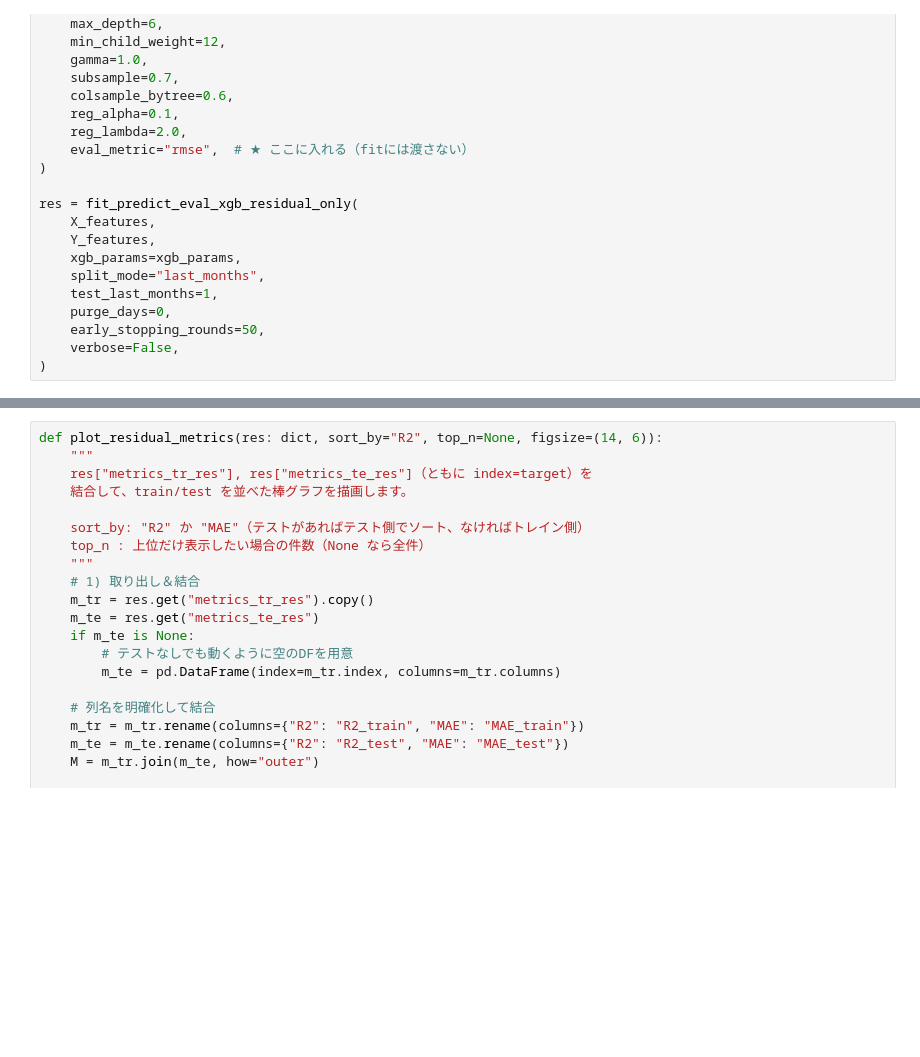
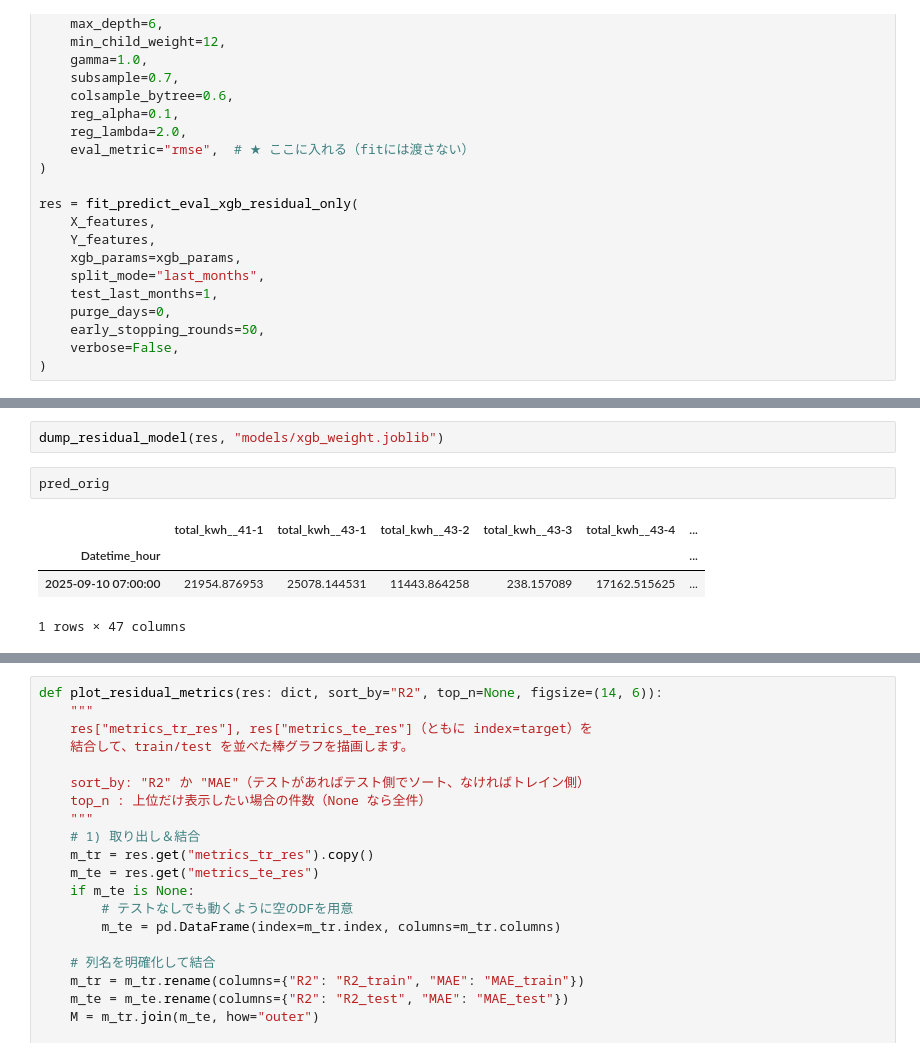
Before and after one commit to MENTERU/AIrux8_opti_logic_prod, a Jupyter notebook: services/airux8-optimize/notebooks/building_level_planner_東光作業.ipynb, the cells around one changed output, grey strips where cells are left out. Cells and saved outputs as stored; diff of their text form; blank space fills up the shorter version.

```diff
--- a/services/airux8-optimize/notebooks/building_level_planner_東光作業.ipynb
+++ b/services/airux8-optimize/notebooks/building_level_planner_東光作業.ipynb
@@ -1617,0 +1904,9 @@ res = fit_predict_eval_xgb_residual_only(
+# %%
+dump_residual_model(res, "models/xgb_weight.joblib")
+# %%
+pred_orig
+# %% [output]
+|  | total_kwh__41-1 | total_kwh__43-1 | total_kwh__43-2 | total_kwh__43-3 | total_kwh__43-4 | ... |
+| Datetime_hour |  |  |  |  |  | ... |
+| 2025-09-10 07:00:00 | 21954.876953 | 25078.144531 | 11443.864258 | 238.157089 | 17162.515625 | ... |
+1 rows × 47 columns
```
Also changed, not shown: parts of 21 cells of this notebook, 5 other files.
